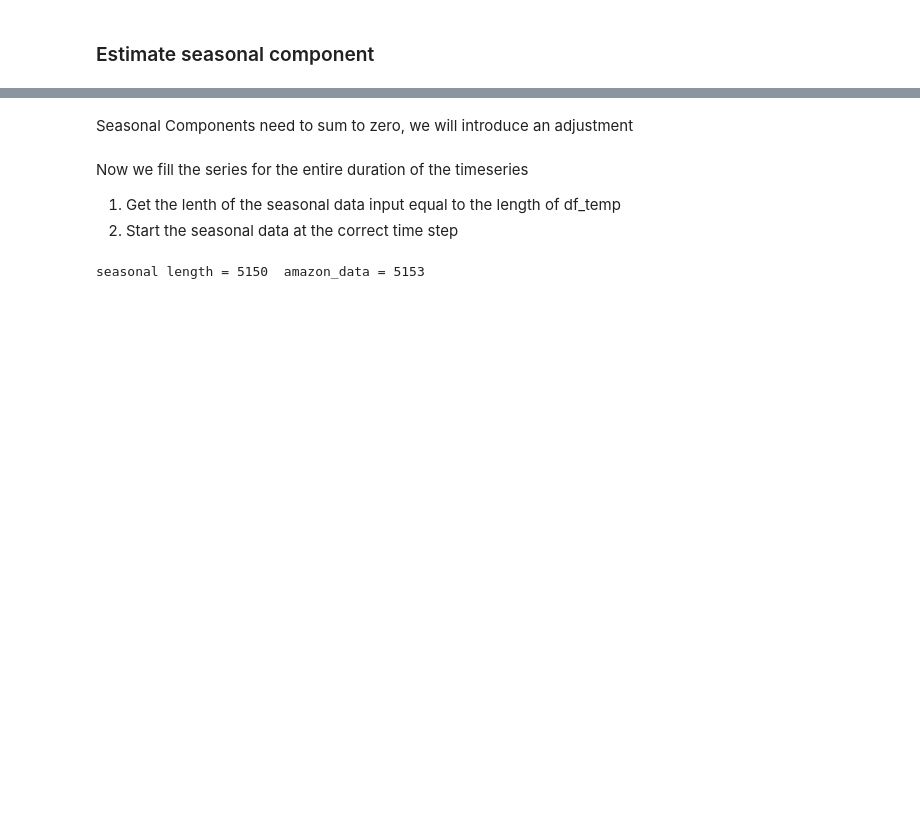
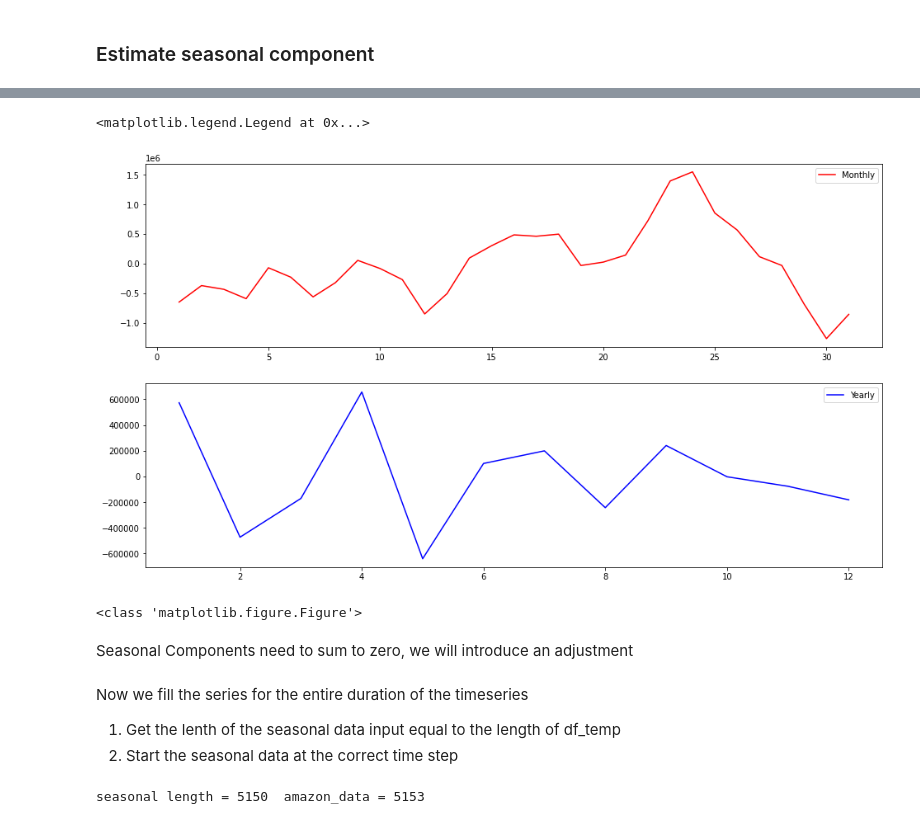
Before and after one commit to JamieKats/data2001-a3, a Jupyter notebook: DATA2001-A3-s4674720.ipynb, the cells around one changed output, grey strips where cells are left out. Saved outputs shown, nothing was run; the diff lists cells and outputs as text; code cells hidden in the pictures; blank space fills up the shorter version.

```diff
--- a/DATA2001-A3-s4674720.ipynb
+++ b/DATA2001-A3-s4674720.ipynb
@@ -388,3 +391,24 @@ raw_daily_means.plot()
+# %%
+# Test seasonal component for monthly data
+raw_monthly_means = amazon_data.groupby(amazon_data.index.day)['De-trended'].mean()
+raw_yearly_means = amazon_data.groupby(amazon_data.index.month)['De-trended'].mean()
+
+fig, (ax1, ax2) = plt.subplots(2)
+# raw_monthly_means.plot(ax=ax[0], color='orange')
+# raw_yearly_means.plot(ax=ax[1])
+fig.set_size_inches((16, 9))
+
+ax1.plot(raw_monthly_means, color='r', label='Monthly')
+ax1.legend(loc='upper right')
+ax2.plot(raw_yearly_means, color='b', label='Yearly')
+ax2.legend(loc='upper right')
+# %% [output]
+<matplotlib.legend.Legend at 0x...>
+[figure, added]
+# %%
+print(type(fig))
+# %% [output]
+<class 'matplotlib.figure.Figure'>
 # %%
 season_length = len(raw_daily_means.index)
 # %% [markdown]
```
Also changed, not shown: parts of 25 cells of this notebook.
